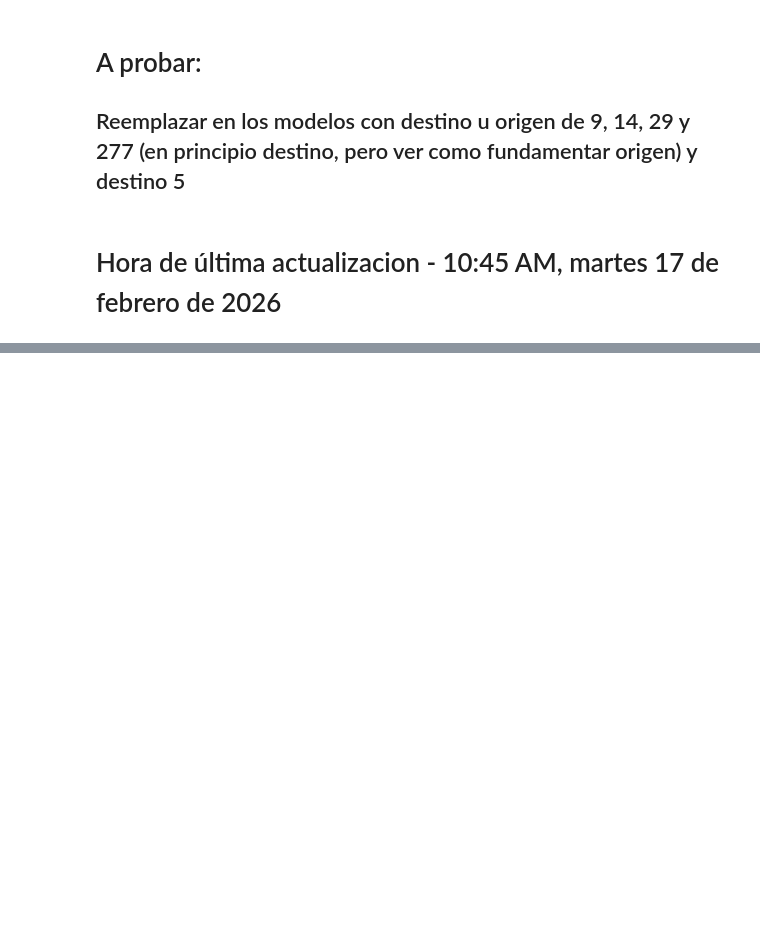
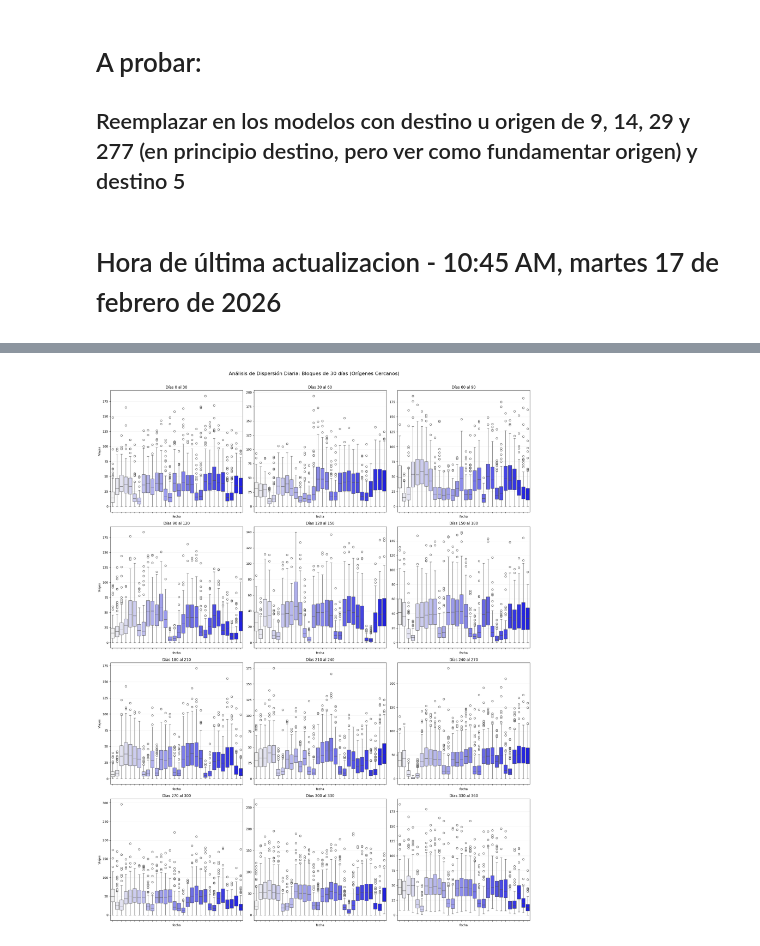
Before and after one commit to leonelifernandez12/labo_datos, a Jupyter notebook: tp1.ipynb, the cells around one changed output, grey strips where cells are left out. Saved outputs shown, nothing was run; the diff lists cells and outputs as text; code cells hidden in the pictures; blank space fills up the shorter version.

```diff
--- a/tp1.ipynb
+++ b/tp1.ipynb
@@ -1699,0 +1719,16 @@ Destino 5 debería ser relevante para considerar
+# %%
+estaciones_cercanas = df_informacion[df_informacion['etiqueta_cercania'] == 'Cerca']['station_id'].astype(str).tolist()
+estaciones_medias = df_informacion[df_informacion['etiqueta_cercania'] == 'Media']['station_id'].astype(str).tolist()
+# %%
+origenes_cercanos = [f'origen_{id}' for id in estaciones_cercanas if f'origen_{id}' in viajes_con_variable_clima_incorporada.columns]
+destinos_cercanos = [f'destino_{id}' for id in estaciones_cercanas if f'destino_{id}' in viajes_con_variable_clima_incorporada.columns]
+destinos_a_media_distancia = [f'destino_{id}' for id in estaciones_medias if f'destino_{id}' in viajes_con_variable_clima_incorporada.columns]
+# %%
+viajes_con_variable_clima_incorporada['media_origenes_cercanos'] = viajes_con_variable_clima_incorporada[origenes_cercanos].mean(axis=1).round(2)
+viajes_con_variable_clima_incorporada['mediana_origenes_cercanos'] = viajes_con_variable_clima_incorporada[origenes_cercanos].median(axis=1)
+
+viajes_con_variable_clima_incorporada['media_destinos_cercanos'] = viajes_con_variable_clima_incorporada[destinos_cercanos].mean(axis=1).round(2)
+viajes_con_variable_clima_incorporada['mediana_destinos_cercanos'] = viajes_con_variable_clima_incorporada[destinos_cercanos].median(axis=1)
+
+viajes_con_variable_clima_incorporada['media_destinos_medios'] = viajes_con_variable_clima_incorporada[destinos_a_media_distancia].mean(axis=1).round(2)
+viajes_con_variable_clima_incorporada['mediana_destinos_medios'] = viajes_con_variable_clima_incorporada[destinos_a_media_distancia].median(axis=1)
@@ -1699,0 +1799,31 @@ Destino 5 debería ser relevante para considerar
+# %%
+import matplotlib.pyplot as plt
+import seaborn as sns
+
+# 1. Configuración de la cuadrícula (4 filas x 3 columnas = 12 gráficos)
+fig, axes = plt.subplots(4, 3, figsize=(20, 25))
+axes = axes.flatten()  # Aplanamos la matriz para iterar fácilmente
+
+# 2. Iteramos para crear los 12 bloques
+for i in range(12):
+    start_row = i * 30
+    end_row = (i + 1) * 30
+
+    # Tomamos el bloque de 30 días y trasponemos
+    # Usamos .iloc para segmentar por posición
+    sample_block = viajes_con_variable_clima_incorporada.iloc[start_row:end_row].set_index('fecha')[origenes_cercanos].T
+
+    # Graficamos en el subplot correspondiente
+    sns.boxplot(data=sample_block, ax=axes[i], palette="light:b")
+
+    # Formateo de cada subplot
+    axes[i].set_title(f'Días {start_row} al {end_row}', fontsize=12)
+    axes[i].set_xticklabels([]) # Quitamos fechas para no saturar
+    axes[i].set_ylabel('Viajes' if i % 3 == 0 else '') # Solo etiqueta en la primera columna
+    axes[i].grid(axis='y', alpha=0.2)
+
+plt.tight_layout()
+plt.suptitle('Análisis de Dispersión Diaria: Bloques de 30 días (Orígenes Cercanos)', fontsize=16, y=1.02)
+plt.show()
+# %% [output]
+[figure, added]
```
Also changed, not shown: parts of 32 cells of this notebook, 1 other file.
